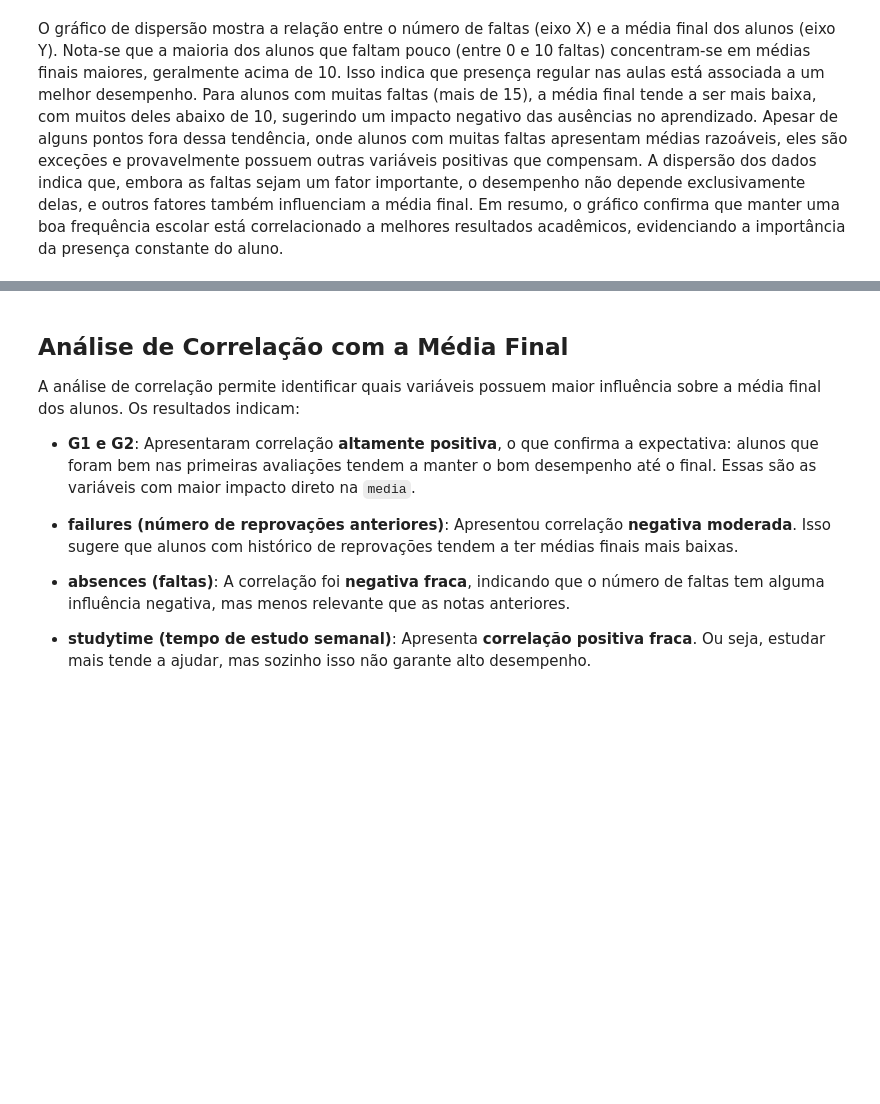
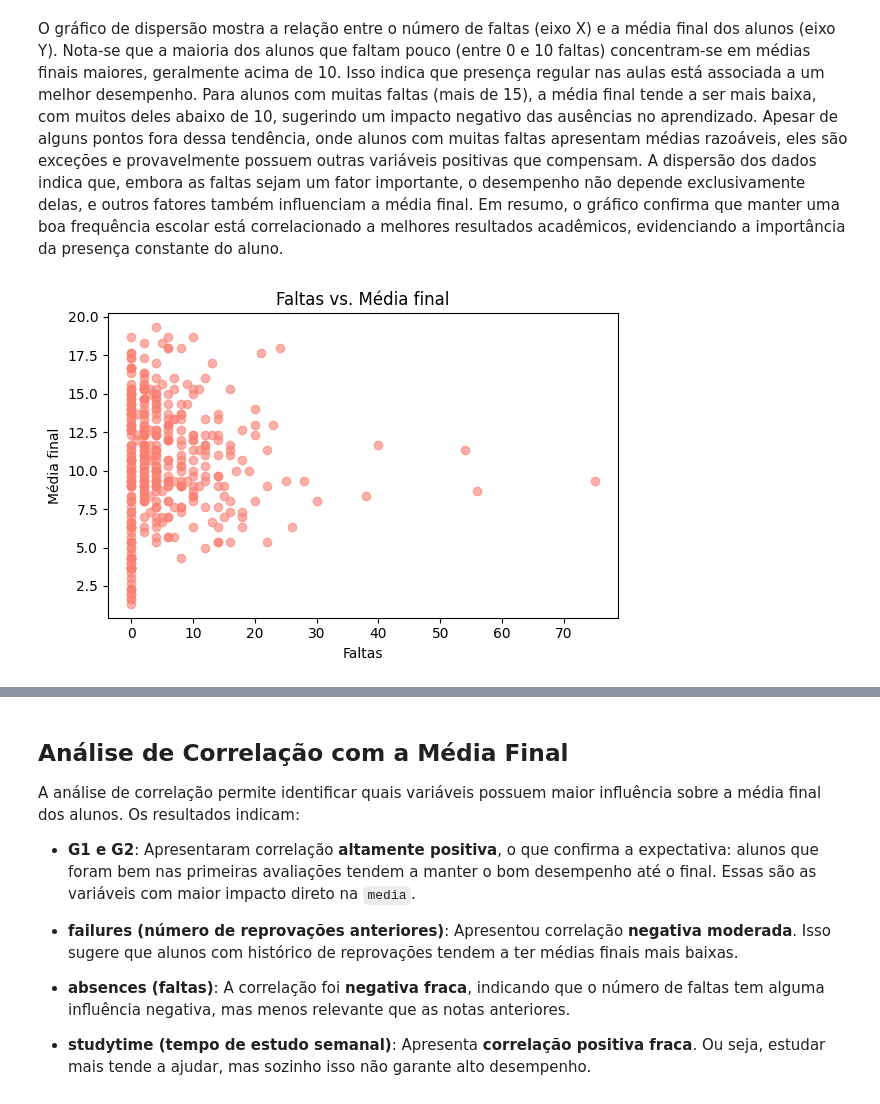
Before and after one commit to CamilaFPrado/data_driven_insights, a Jupyter notebook: data_driven_insights.ipynb, the cells around one changed output, grey strips where cells are left out. Saved outputs shown, nothing was run; the diff lists cells and outputs as text; code cells hidden in the pictures; blank space fills up the shorter version.

```diff
--- a/data_driven_insights.ipynb
+++ b/data_driven_insights.ipynb
@@ -348,4 +341,14 @@ Para alunos com muitas faltas (mais de 15), a média final tende a ser mais baix
 Apesar de alguns pontos fora dessa tendência, onde alunos com muitas faltas apresentam médias razoáveis, eles são exceções e provavelmente possuem outras variáveis positivas que compensam.
 A dispersão dos dados indica que, embora as faltas sejam um fator importante, o desempenho não depende exclusivamente delas, e outros fatores também influenciam a média final.
 Em resumo, o gráfico confirma que manter uma boa frequência escolar está correlacionado a melhores resultados acadêmicos, evidenciando a importância da presença constante do aluno.
+# %%
+plt.figure(figsize=(6, 4))
+plt.scatter(df['absences'], df['media'], color='salmon', alpha=0.6)
+plt.title('Faltas vs. Média final')
+plt.xlabel('Faltas')
+plt.ylabel('Média final')
+plt.tight_layout()
+plt.show()
+# %% [output]
+[figure, added]
 # %%
```
Also changed, not shown: parts of 9 cells of this notebook.
